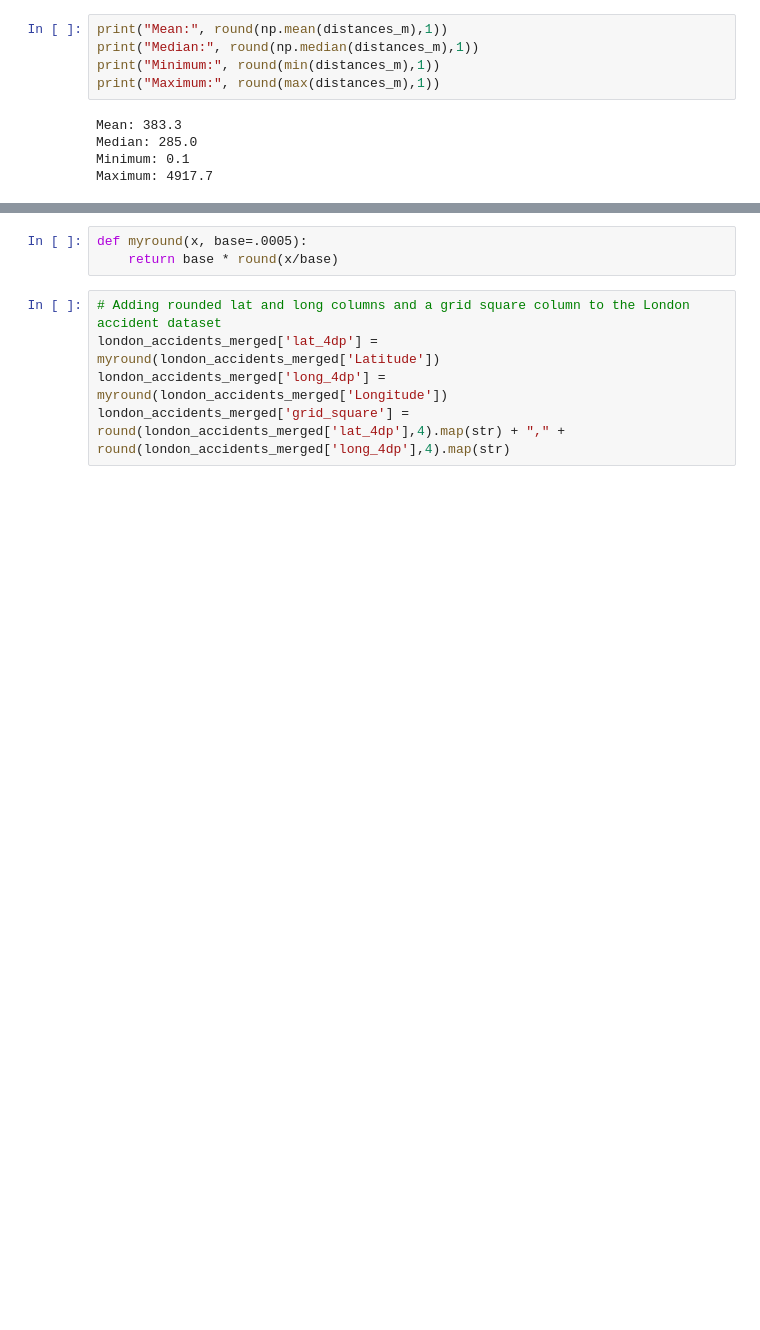
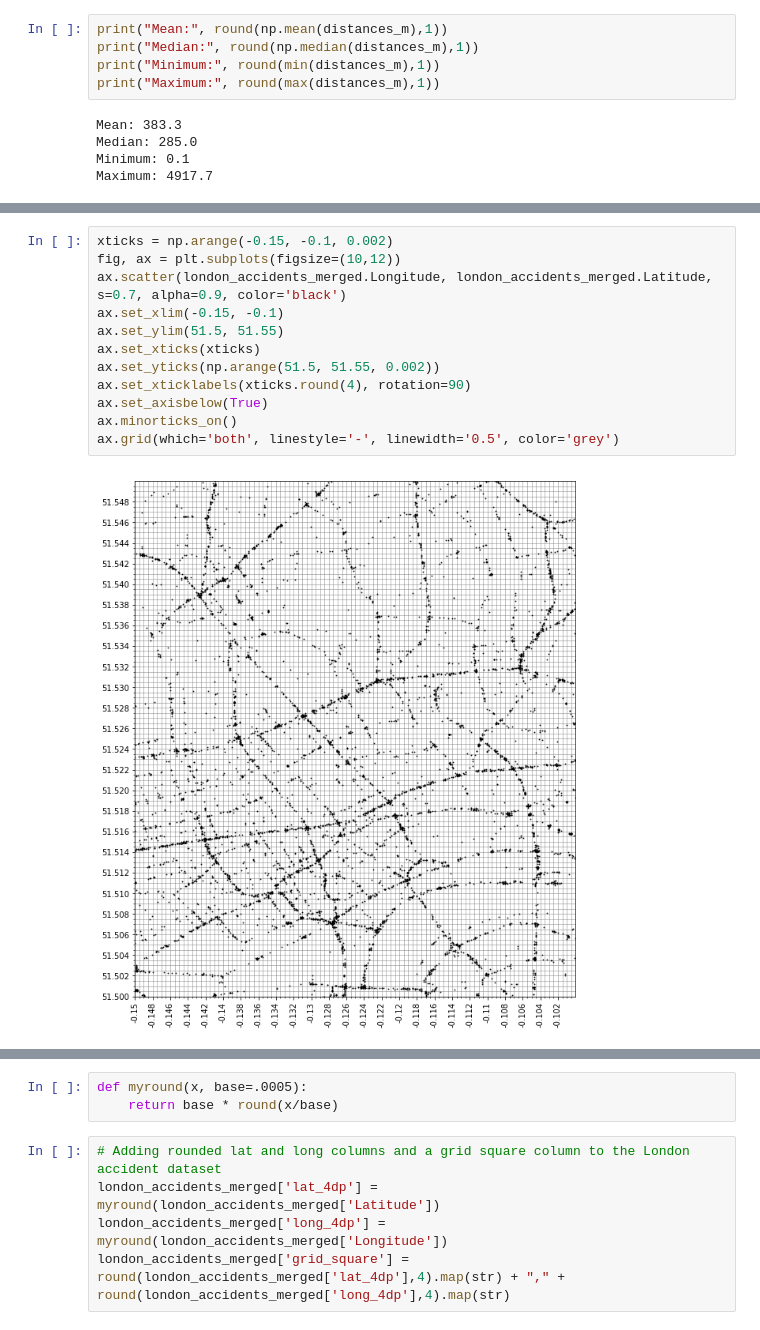
Before and after one commit to FinYoum/Predicting-traffic-accidents-CNN, a Jupyter notebook: 2_Cleaning_and_merging_traffic_and_population_data.ipynb, the cells around one changed output, grey strips where cells are left out. Cells and saved outputs as stored; diff of their text form; blank space fills up the shorter version.

```diff
--- a/2_Cleaning_and_merging_traffic_and_population_data.ipynb
+++ b/2_Cleaning_and_merging_traffic_and_population_data.ipynb
@@ -384,2 +399,16 @@ london_accidents_merged.to_csv('data/accidents/London_accidents_merged.csv', ind
+# %%
+xticks = np.arange(-0.15, -0.1, 0.002)
+fig, ax = plt.subplots(figsize=(10,12))
+ax.scatter(london_accidents_merged.Longitude, london_accidents_merged.Latitude, s=0.7, alpha=0.9, color='black')
+ax.set_xlim(-0.15, -0.1)
+ax.set_ylim(51.5, 51.55)
+ax.set_xticks(xticks)
+ax.set_yticks(np.arange(51.5, 51.55, 0.002))
+ax.set_xticklabels(xticks.round(4), rotation=90)
+ax.set_axisbelow(True)
+ax.minorticks_on()
+ax.grid(which='both', linestyle='-', linewidth='0.5', color='grey')
+# %% [output]
+[figure, added]
 # %%
 # Setting parameters
```
Also changed, not shown: parts of 30 cells of this notebook, 12 other files.
